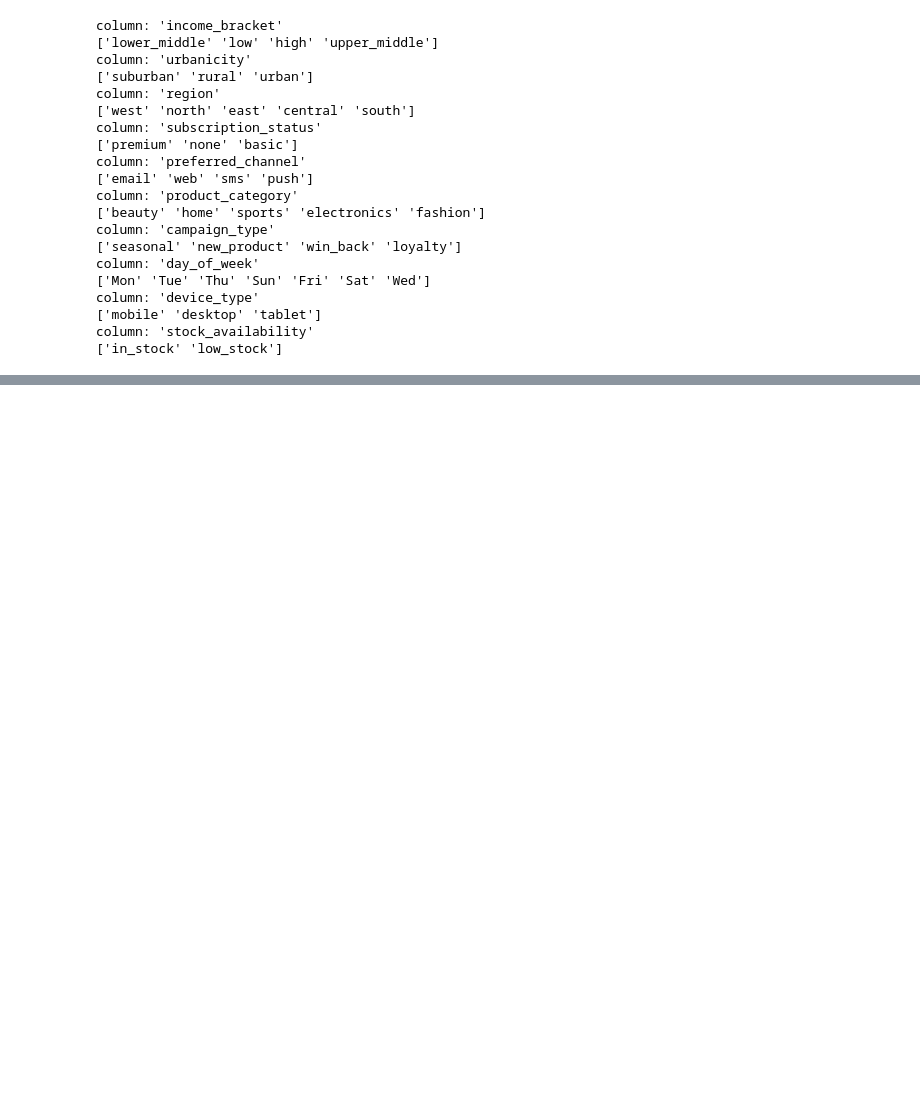
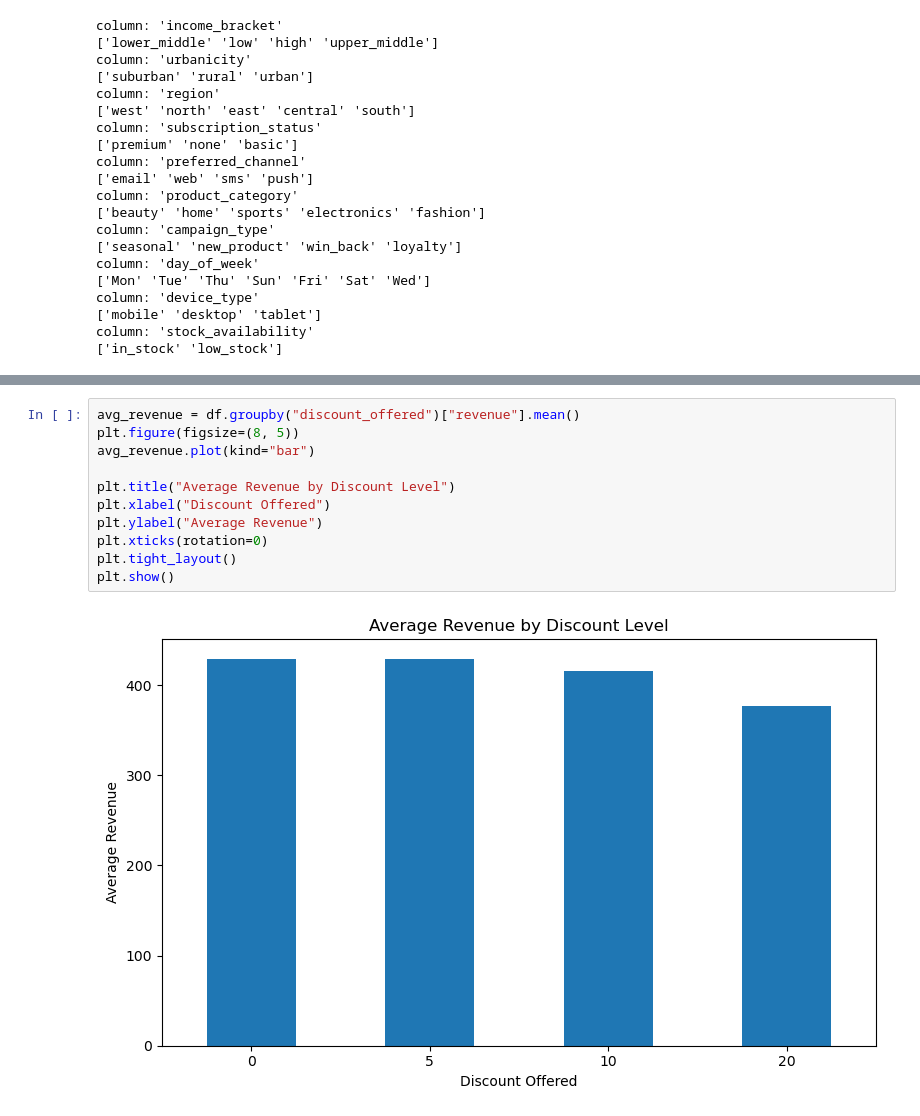
Before and after one commit to kanishka-80/EconoCausal, a Jupyter notebook: ML/EconoCausal_project.ipynb, the cells around one changed output, grey strips where cells are left out. Saved outputs shown, nothing was run; the diff lists cells and outputs as text; blank space fills up the shorter version.

```diff
--- a/ML/EconoCausal_project.ipynb
+++ b/ML/EconoCausal_project.ipynb
@@ -115,0 +148,13 @@ column: 'stock_availability'
+# %%
+avg_revenue = df.groupby("discount_offered")["revenue"].mean()
+plt.figure(figsize=(8, 5))
+avg_revenue.plot(kind="bar")
+
+plt.title("Average Revenue by Discount Level")
+plt.xlabel("Discount Offered")
+plt.ylabel("Average Revenue")
+plt.xticks(rotation=0)
+plt.tight_layout()
+plt.show()
+# %% [output]
+[figure, added]
```
Also changed, not shown: parts of 8 cells of this notebook.
